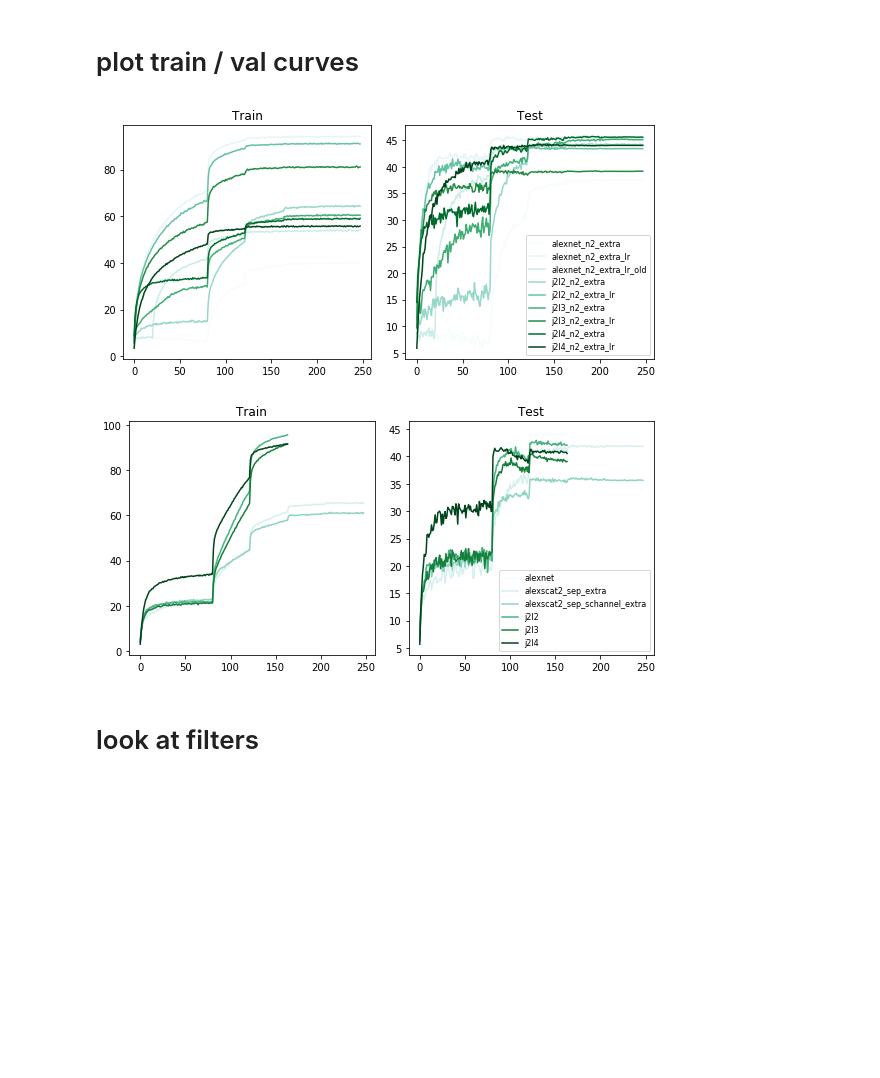
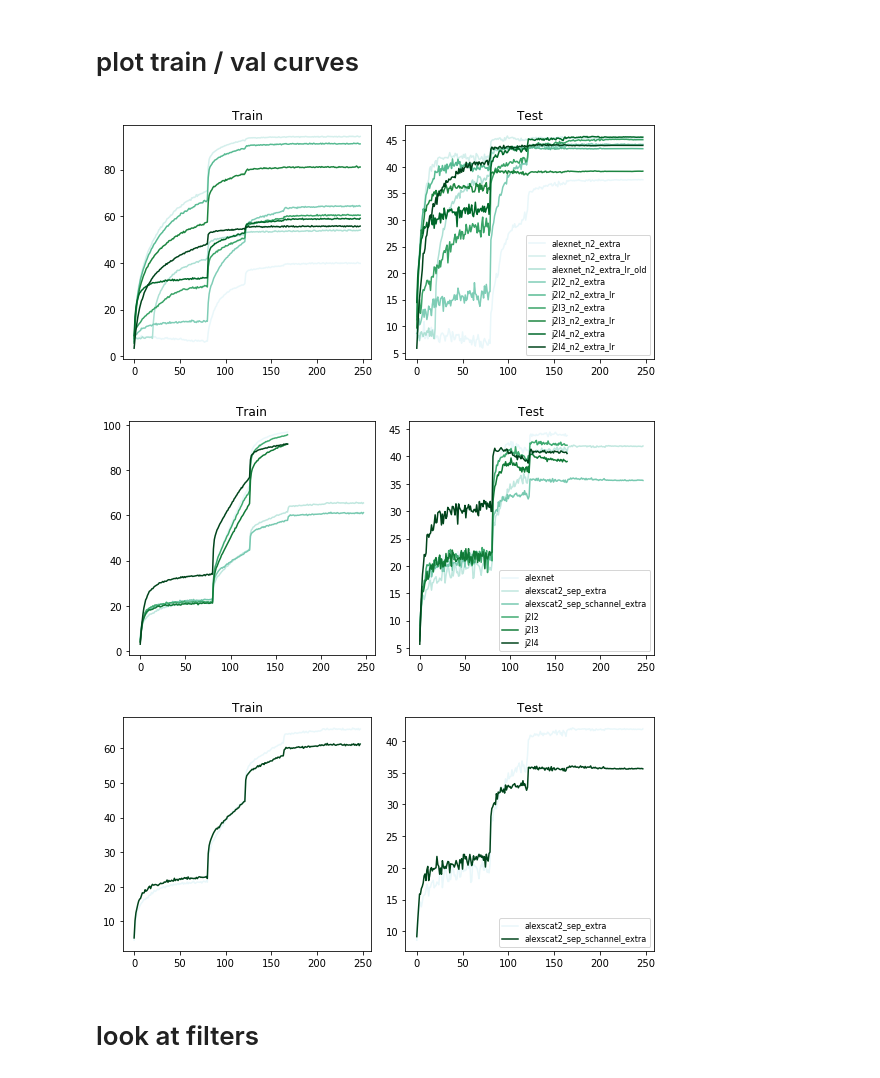
Before and after one commit to csinva/scattering-transform-experiments, a Jupyter notebook: visualize/summarize_logs.ipynb, the cells around one changed output. Saved outputs shown, nothing was run; the diff lists cells and outputs as text; code cells hidden in the pictures; blank space fills up the shorter version.

```diff
--- a/visualize/summarize_logs.ipynb
+++ b/visualize/summarize_logs.ipynb
@@ -18,18 +19,18 @@ cm = plt.get_cmap('BuGn')
 def load_results(path_to_results):
     results = {}
     for dirname in os.listdir(path_to_results):
-        if not '.png' in dirname and not 'Icon' in dirname:
-            try:
-                d = {}
-                x = np.loadtxt(oj(path_to_results, dirname, 'log.txt'), skiprows=1)
-                d['train'] = x[:, -2]
-                d['val'] = x[:, -1]
-                filter_name = [x for x in os.listdir(oj(path_to_results, dirname)) if 'filters' in x]
-                if len(filter_name) == 1:
-                    d['filters'] = imageio.imread(oj(path_to_results, dirname, filter_name[0]))
-                results[dirname] = d
-            except:
-                pass
+        if not '.png' in dirname and not 'Icon' in dirname and not '.DS_S' in dirname:
+#             try:
+            d = {}
+            x = np.loadtxt(oj(path_to_results, dirname, 'log.txt'), skiprows=1)
+            d['train'] = x[:, -2]
+            d['val'] = x[:, -1]
+            filter_name = [x for x in os.listdir(oj(path_to_results, dirname)) if 'filters' in x]
+            if len(filter_name) == 1:
+                d['filters'] = imageio.imread(oj(path_to_results, dirname, filter_name[0]))
+            results[dirname] = d
+#             except:
+#                 pass
     return results
 
 path_to_results = '/Users/chandan/drive/research/vision/scat/scat_results/cifar100/checkpoint'
@@ -80,35 +81,41 @@ def plot_train_val_curves(keys, results):
 
     # plot train
     ax = plt.subplot(121)
-    ax.set_prop_cycle(cycler('color', [cm(k) for k in np.linspace(0, 1, len(keys))]))
+    ax.set_prop_cycle(cycler('color', [cm(k) for k in np.linspace(0.1, 1, len(keys))]))
     plt.title('Train')
     for key in keys:
         plt.plot(results[key]['train'], label=key)
 
 
     # plot val
     ax = plt.subplot(122)
-    ax.set_prop_cycle(cycler('color', [cm(k) for k in np.linspace(0, 1, len(keys))]))
+    ax.set_prop_cycle(cycler('color', [cm(k) for k in np.linspace(0.1, 1, len(keys))]))
     plt.title('Test')
     for key in keys:
         plt.plot(results[key]['val'], label=key)
     plt.legend(ncol=1, loc='lower right', fontsize=8)
 
     plt.tight_layout()
 
 
 # filter keys by n2
 plot_train_val_curves([key for key in keys if 'n2' in key], results)
 plt.savefig(oj(out_dir, 'accs_n2.pdf'), dpi=600)
 plt.show()
 
 # filter keys by not n2
 plot_train_val_curves([key for key in keys if 'n2' not in key], results)
 plt.savefig(oj(out_dir, 'accs_normal.pdf'), dpi=600)
 plt.show()
+
+# filter keys by sep
+plot_train_val_curves([key for key in keys if 'sep' in key], results)
+plt.savefig(oj(out_dir, 'accs_normal.pdf'), dpi=600)
+plt.show()
 # %% [output]
 [figure]
 [figure]
+[figure, added]
 # %% [markdown]
 # look at filters
 # %%
```
Also changed, not shown: parts of 3 cells of this notebook, 4 other files.
